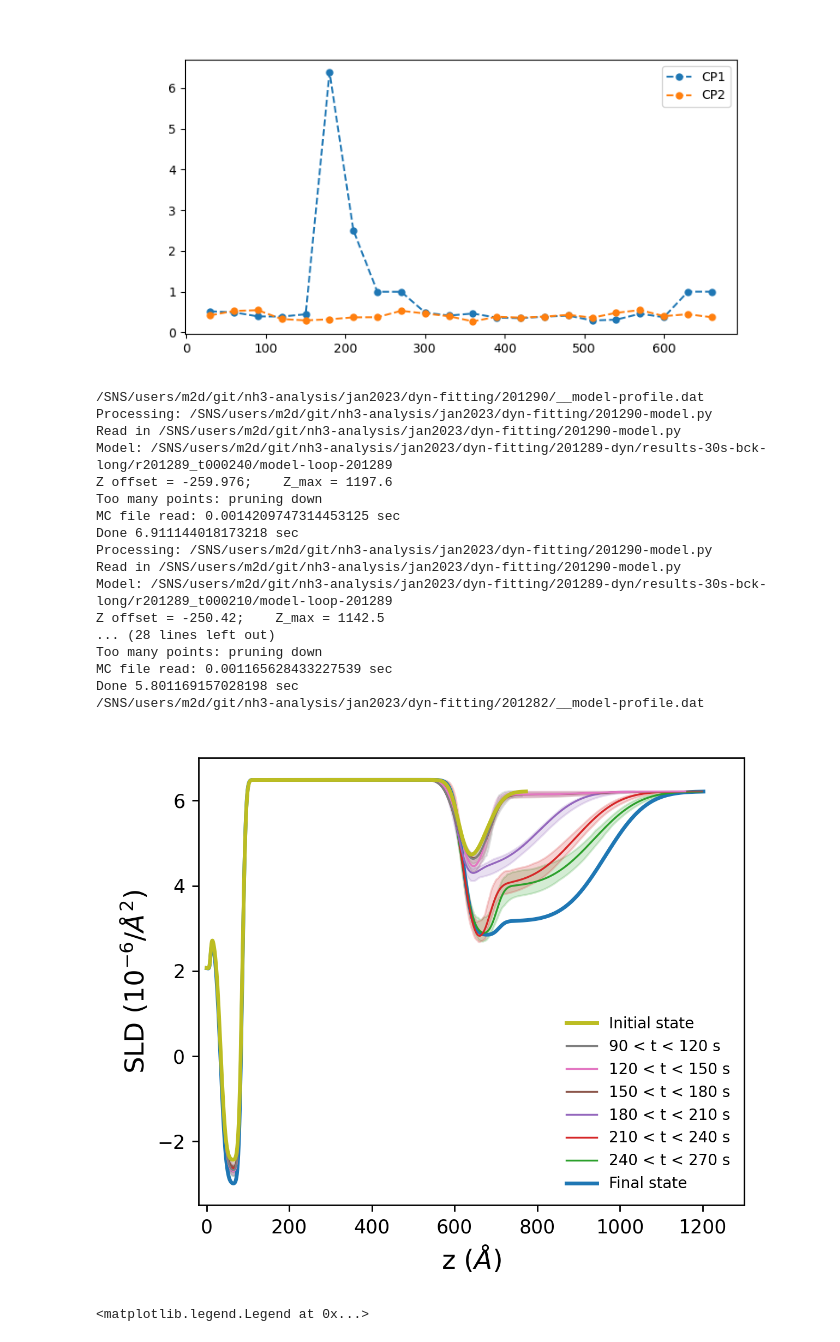
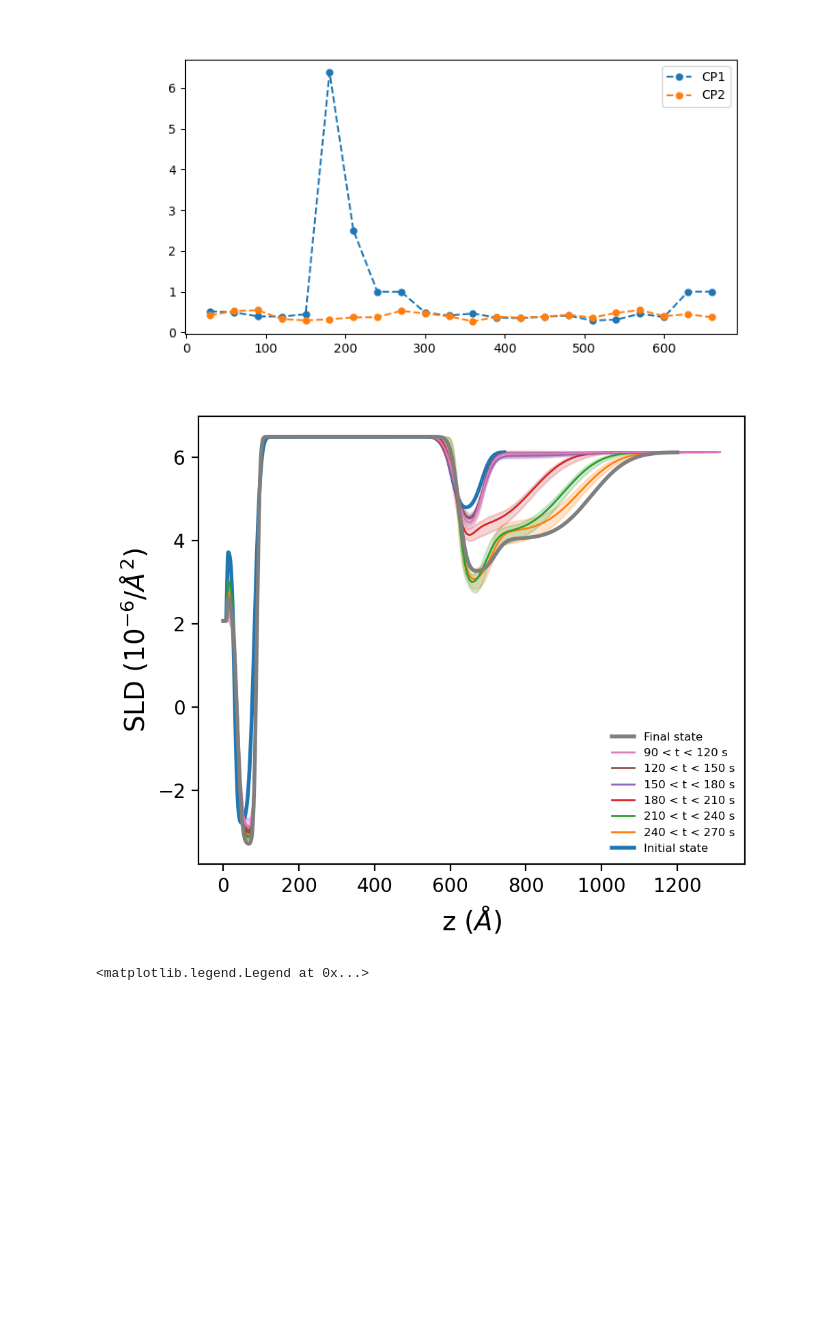
Before and after one commit to mdoucet/nh3-analysis, a Jupyter notebook: jan2023/notebooks/summary-Cu-B.ipynb, the cells around one changed output. Drawn from its saved outputs; the diff is of its cells as text; code cells hidden in the pictures; blank space fills up the shorter version.

```diff
--- a/jan2023/notebooks/summary-Cu-B.ipynb
+++ b/jan2023/notebooks/summary-Cu-B.ipynb
@@ -38,7 +42,8 @@ project_dir = os.path.expanduser('~/git/nh3-analysis/jan2023/')
 data_dir = os.path.expanduser('/SNS/REF_L/IPTS-29196/shared/dynamic/Cu-B-Expt-6')
 
 #dyn_model_dir = os.path.expanduser(os.path.join(project_dir, 'dyn-fitting'))
-dyn_model_dir = os.path.expanduser('~/reflectivity_fits/IPTS-29196')
+#dyn_model_dir = os.path.expanduser('~/reflectivity_fits/IPTS-29196')
+dyn_model_dir = os.path.expanduser(os.path.join(project_dir, 'data', 'results', 'refl1d_output'))
 
 #results_dir = os.path.expanduser(os.path.join(project_dir, 'dyn-fitting', 'results'))
 
@@ -53,13 +58,16 @@ fit_dir = '/SNS/users/m2d/git/nh3-analysis/jan2023/dyn-fitting'
 dynamic_run = 201289 # Cycle 1
 
 dyn_data_dir = '/SNS/REF_L/IPTS-29196/shared/dynamic/Cu-B-Expt-6/30s'
-dyn_fit_dir = '/SNS/users/m2d/git/nh3-analysis/jan2023/dyn-fitting/201289-dyn/results-30s-bck-long'
+#dyn_fit_dir = '/SNS/users/m2d/git/nh3-analysis/jan2023/dyn-fitting/201289-dyn/results-30s-bck'
 
 # dyn_data_dir = '/SNS/REF_L/IPTS-29196/shared/dynamic/Cu-B-Expt-6/15s'
 # dyn_fit_dir = '/SNS/users/m2d/git/nh3-analysis/jan2023/dyn-fitting/201289-dyn/results-15s-bck'
 
 delta_t = 30
 model_file = os.path.join(project_dir, 'dyn-fitting', '201290-model.py')
+
+
+dyn_fit_dir = os.path.join(dyn_model_dir, '%s-dyn/results-30s-bck' % dynamic_run)
 # %% [markdown]
 ## Summary of 60 Hz data
 # %%
@@ -129,11 +123,16 @@ print(dyn_data_dir)
 # Short timeframe for paper
 last_index = 12
 
-# Long timeframe
-last_index = 12
+refl_201282 = os.path.join(project_dir, 'data', 'results', 'refl1d_output', "REFL_201282-refl.dat")
+refl_201290 = os.path.join(project_dir, 'data', 'results', 'refl1d_output', "REFL_201290-refl.dat")
 
-file_list = summary_plots.plot_dyn_data(dynamic_run, 201282, 201290, first_index=0, last_index=last_index, delta_t=delta_t, model_name='model-loop-201289',
-                            fit_dir=fit_dir, ar_dir=ar_dir, dyn_data_dir=dyn_data_dir, dyn_fit_dir=dyn_fit_dir)
+file_list = summary_plots.plot_dyn_data(dynamic_run, refl_201282, refl_201290, first_index=0, last_index=12, model_name='model-loop-201289',
+                                        dyn_data_dir=dyn_data_dir, dyn_fit_dir=dyn_fit_dir)
+
+plt.savefig('Cu-B-dyn-Rq.png')
+
+#file_list = summary_plots.plot_dyn_data(dynamic_run, 201282, 201290, first_index=0, last_index=last_index, delta_t=delta_t, model_name='model-loop-201289',
+#                            fit_dir=fit_dir, ar_dir=ar_dir, dyn_data_dir=dyn_data_dir, dyn_fit_dir=dyn_fit_dir)
 # %% [output]
 /SNS/REF_L/IPTS-29196/shared/dynamic/Cu-B-Expt-6/30s
 289
@@ -173,40 +172,29 @@ plt.legend()
 # %%
 importlib.reload(summary_plots)
 
 _dynamic_run = 201289 # Cycle 1
 
 #dyn_data_dir = '/SNS/REF_L/IPTS-29196/shared/dynamic/Cu-B-Expt-6/15s'
 #dyn_fit_dir = '/SNS/users/m2d/git/nh3-analysis/jan2023/dyn-fitting/results'
 _fit_dir = '/SNS/users/m2d/git/nh3-analysis/jan2023/dyn-fitting'
 #model_file = os.path.join(project_dir, 'dyn-fitting', '201290-model.py')
 
 # List of time-resolved data to plot
 _file_list = [file_list[i] for i in [3,4,5,6,7,8]]
 
-# os.path.join(project_dir, 'model-loop-v2.py')
-summary_plots.plot_dyn_sld(_file_list, 201282, 201290,
-                           fit_dir=fit_dir, dyn_data_dir=dyn_data_dir, dyn_fit_dir=dyn_fit_dir, delta_t=30,
-                           show_cl=True, model_file=model_file, model_name='model-loop-201289', legend_font_size=8, max_z=1300, sld_range=[-3.5, 7])
+sld_201282 = os.path.join(project_dir, 'data', 'results', 'refl1d_output', "REFL_201282-profile.dat")
+sld_201290 = os.path.join(project_dir, 'data', 'results', 'refl1d_output', "REFL_201290-profile.dat")
+
+# model_file = os.path.join(project_dir, 'model-207275.py')
+model_file = os.path.join(dyn_fit_dir, str(file_list[-1][2]), 'model-loop-201289.py')
+
+summary_plots.plot_dyn_sld(_file_list, sld_201282, sld_201290,
+                           dyn_fit_dir=dyn_fit_dir,
+                           show_cl=True, model_name='model-loop-201289')
 plt.savefig('Cu-B.svg')
+plt.savefig('Cu-B.png')
 # %% [output]
-/SNS/users/m2d/git/nh3-analysis/jan2023/dyn-fitting/201290/__model-profile.dat
-Processing: /SNS/users/m2d/git/nh3-analysis/jan2023/dyn-fitting/201290-model.py
-Read in /SNS/users/m2d/git/nh3-analysis/jan2023/dyn-fitting/201290-model.py
-Model: /SNS/users/m2d/git/nh3-analysis/jan2023/dyn-fitting/201289-dyn/results-30s-bck-long/r201289_t000240/model-loop-201289
-Z offset = -259.976;    Z_max = 1197.6
-Too many points: pruning down
-MC file read: 0.0014209747314453125 sec
-Done 6.911144018173218 sec
-Processing: /SNS/users/m2d/git/nh3-analysis/jan2023/dyn-fitting/201290-model.py
-Read in /SNS/users/m2d/git/nh3-analysis/jan2023/dyn-fitting/201290-model.py
-Model: /SNS/users/m2d/git/nh3-analysis/jan2023/dyn-fitting/201289-dyn/results-30s-bck-long/r201289_t000210/model-loop-201289
-Z offset = -250.42;    Z_max = 1142.5
-... (28 lines left out)
-Too many points: pruning down
-MC file read: 0.001165628433227539 sec
-Done 5.801169157028198 sec
-/SNS/users/m2d/git/nh3-analysis/jan2023/dyn-fitting/201282/__model-profile.dat
-[figure, old version]
+[figure, new version]
 # %%
 fig, ax = plt.subplots(dpi=150, figsize=(10, 3))
 
```
Also changed, not shown: parts of 8 cells of this notebook, 23 other files.
